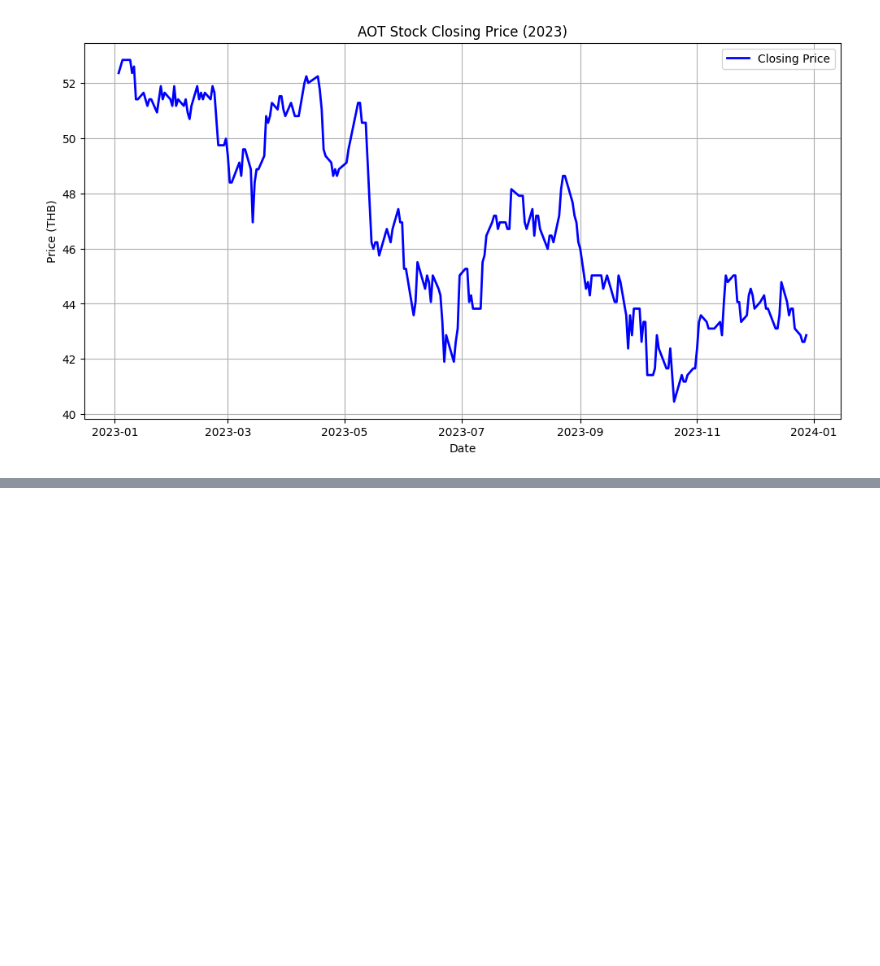
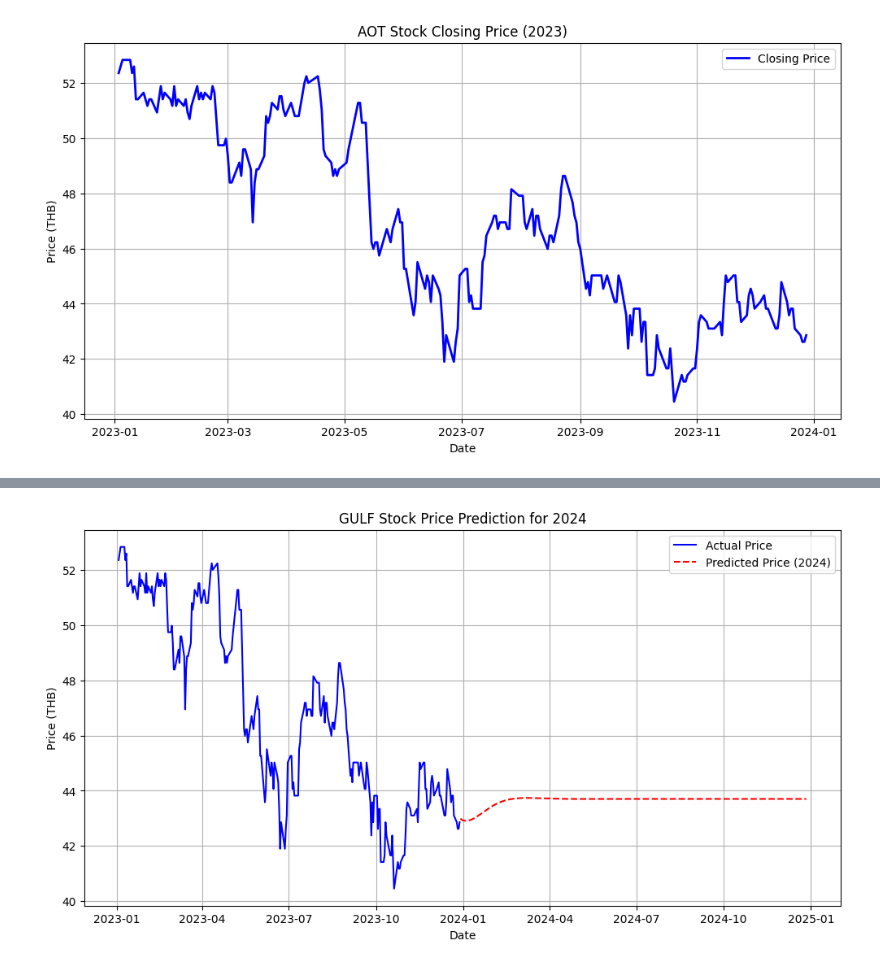
Before and after one commit to phqsuema123/stock-data, a Jupyter notebook: Predict_price_stock.ipynb, the cells around one changed output, grey strips where cells are left out. Cells and saved outputs as stored; diff of their text form; code cells hidden in the pictures; blank space fills up the shorter version.

```diff
--- a/predict_pricestock.ipynb
+++ b/Predict_price_stock.ipynb
@@ -259,15 +186,17 @@ future_dates = pd.date_range(start=last_date + pd.Timedelta(days=1), periods=fut
 # %%
 # ตรวจสอบและแปลง df.index และ future_dates เป็น datetime
 df.index = pd.to_datetime(df.index, errors="coerce")
 future_dates = pd.to_datetime(future_dates, errors="coerce")
 
 # วาดกราฟทำนายราคาหุ้นปี 2024
 plt.figure(figsize=(12, 6))
 plt.plot(df.index, df["Close"], label="Actual Price", color="blue")
 plt.plot(future_dates, future_predictions, label="Predicted Price (2024)", color="red", linestyle="dashed")
-plt.title("AOT Stock Price Prediction for 2024")
+plt.title("GULF Stock Price Prediction for 2024")
 plt.xlabel("Date")
 plt.ylabel("Price (THB)")
 plt.legend()
 plt.grid()
 plt.show()
+# %% [output]
+[figure, added]
```
Also changed, not shown: parts of 2 cells of this notebook.
